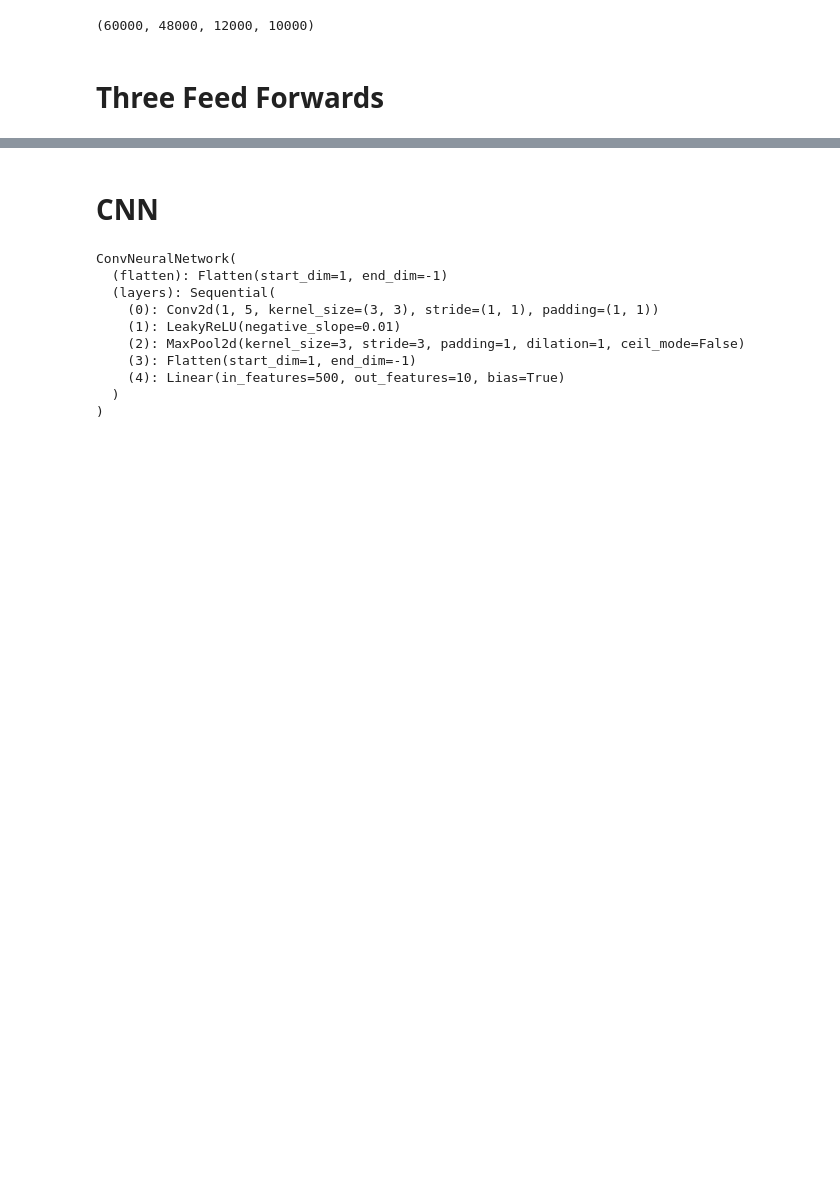
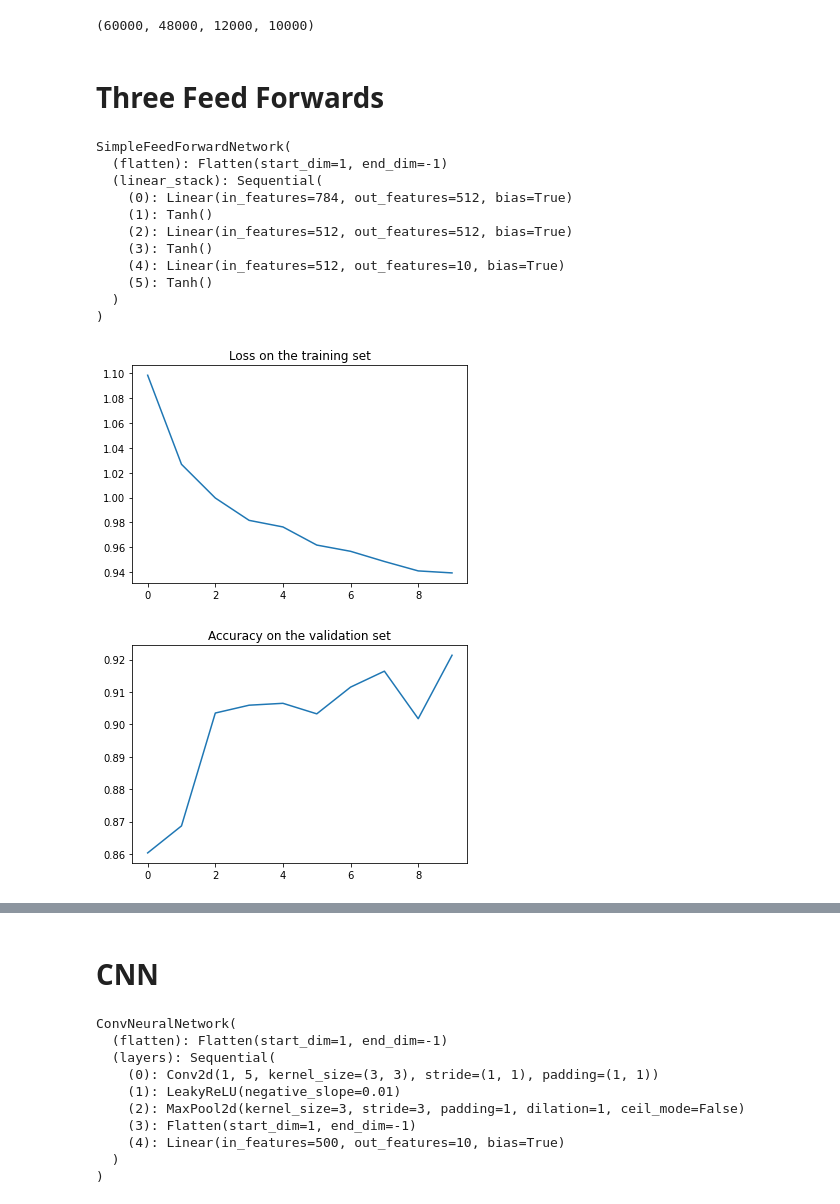
Before and after one commit to imhurl23/MNIST_ANN_Classifiers, a Jupyter notebook: practice.ipynb, the cells around one changed output, grey strips where cells are left out. Cells and saved outputs as stored; diff of their text form; code cells hidden in the pictures; blank space fills up the shorter version.

Commit message:
adding in simplist network from secondary

```diff
--- a/practice.ipynb
+++ b/practice.ipynb
@@ -113,6 +112,78 @@ len(mnist_real_train), len(mnist_train), len(mnist_validation), len(mnist_test)
 (60000, 48000, 12000, 10000)
 # %% [markdown]
 # Three Feed Forwards
+# %%
+class SimpleFeedForwardNetwork(nn.Module):
+    def __init__(self):
+        super(SimpleFeedForwardNetwork, self).__init__()
+        self.flatten = nn.Flatten()
+        self.linear_stack = nn.Sequential(
+            nn.Linear(28*28, 512),
+            nn.Tanh(),
+            nn.Linear(512, 512),
+            nn.Tanh(),
+            nn.Linear(512, 10),
+            nn.Tanh(),
+        )
+
+    def forward(self, x):
+        x = self.flatten(x)
+        logits = self.linear_stack(x)
+        return logits
+
+model = SimpleFeedForwardNetwork().to(device)
+print(model)
+
+opt = optim.Adam(model.parameters())
+cost = torch.nn.CrossEntropyLoss()
+
+loss_values = []
+acc_values = []
+batch_size = 64
+n_epoch = 10
+
+
+for epoch in range(n_epoch):
+    model.train()
+    loader = data.DataLoader(mnist_train, batch_size=batch_size, shuffle=True)
+    epoch_loss = []
+    for X_batch, y_batch in loader:
+        X_batch = torch.reshape(X_batch,(batch_size,1,28,28) )
+        opt.zero_grad()
+        logits = model(X_batch.float())
+        loss = cost(logits, y_batch)
+        loss.backward()
+        opt.step()
+        epoch_loss.append(loss.detach())
+    loss_values.append(torch.tensor(epoch_loss).mean())
+    model.eval()
+    loader = data.DataLoader(mnist_validation, batch_size=len(mnist_validation), shuffle=False)
+    X, y = next(iter(loader))
+    X = torch.reshape(X,[len(mnist_validation),1,28,28])
+    logits = model(X.float())
+    acc = compute_acc(logits, y)
+    acc_values.append(acc)
+
+plt.title("Loss on the training set")
+plt.plot(loss_values)
+plt.show()
+plt.title("Accuracy on the validation set")
+plt.plot(acc_values)
+plt.show()
+# %% [output]
+SimpleFeedForwardNetwork(
+  (flatten): Flatten(start_dim=1, end_dim=-1)
+  (linear_stack): Sequential(
+    (0): Linear(in_features=784, out_features=512, bias=True)
+    (1): Tanh()
+    (2): Linear(in_features=512, out_features=512, bias=True)
+    (3): Tanh()
+    (4): Linear(in_features=512, out_features=10, bias=True)
+    (5): Tanh()
+  )
+)
+[figure, added]
+[figure, added]
 # %%
 device = "cuda" if torch.cuda.is_available() else "cpu"
 print("Using {} device".format(device))
```
Also changed, not shown: parts of 6 cells of this notebook.
